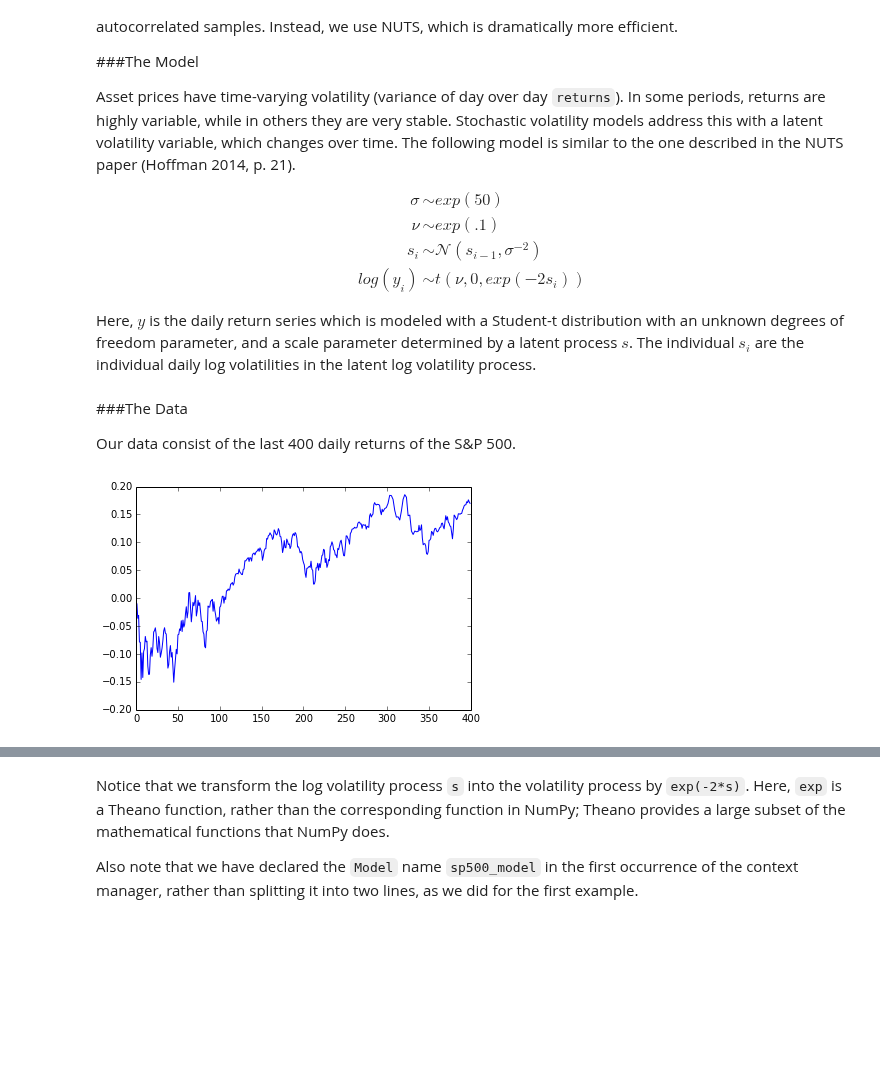
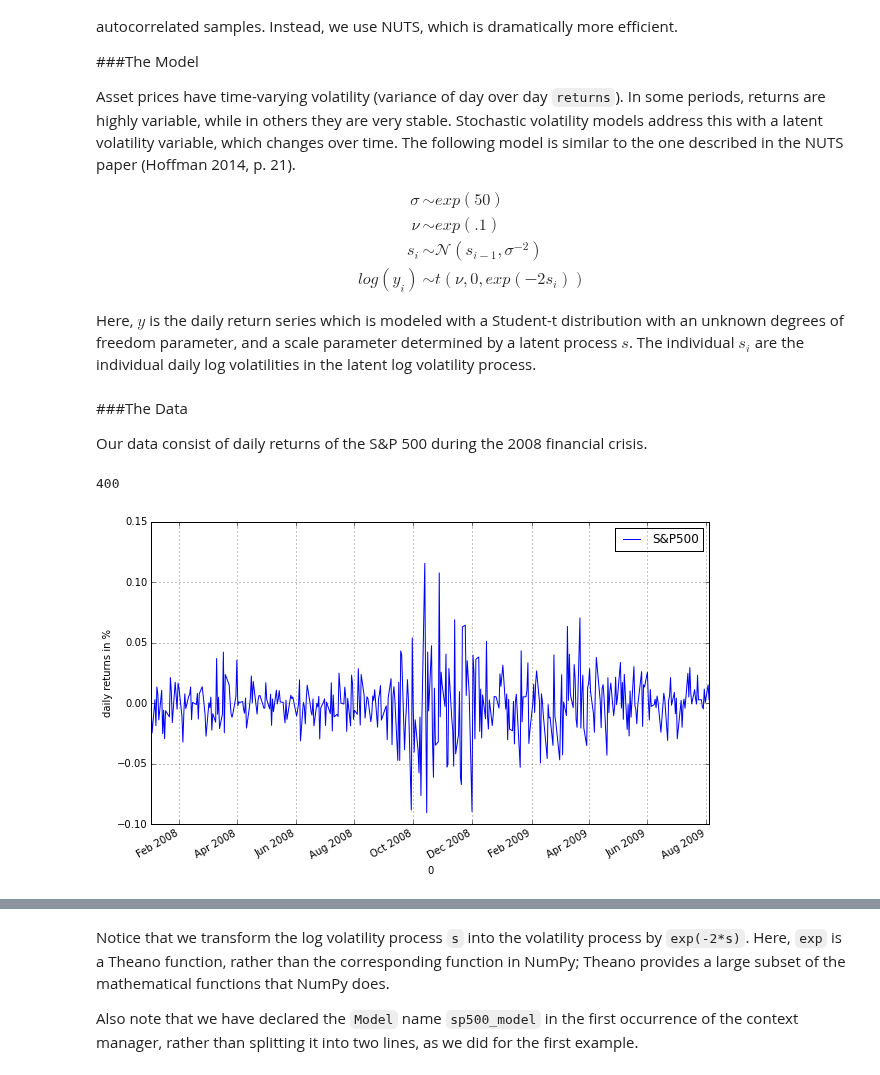
Before and after one commit to pymc-devs/uq_chapter, a Jupyter notebook: reference/UQ Handbook Chapter.ipynb, the cells around one changed output, grey strips where cells are left out. Cells and saved outputs as stored; diff of their text form; code cells hidden in the pictures; blank space fills up the shorter version.

```diff
--- a/reference/UQ Handbook Chapter.ipynb
+++ b/reference/UQ Handbook Chapter.ipynb
@@ -305,13 +305,18 @@ Here, $y$ is the daily return series which is modeled with a Student-t distribut
 # %% [markdown]
 ###The Data
 
-Our data consist of the last 400 daily returns of the S&P 500.
+Our data consist of daily returns of the S&P 500 during the 2008 financial crisis.
-# %%
-n = 400
-returns = np.genfromtxt("data/SP500.csv")[-n:]
-pl.plot(returns.cumsum());
-# %% [output]
-[figure, removed]
+# %%
+import pandas as pd
+returns = pd.read_csv('data/SP500.csv', index_col=0, parse_dates=True)
+print(len(returns))
+# %% [output]
+400
+# %%
+returns.plot(figsize=(10, 6))
+plt.ylabel('daily returns in %');
+# %% [output]
+[figure, added]
 # %% [markdown]
 ###Model Specification
 
```
Also changed, not shown: parts of 19 cells of this notebook, 1 other file.
